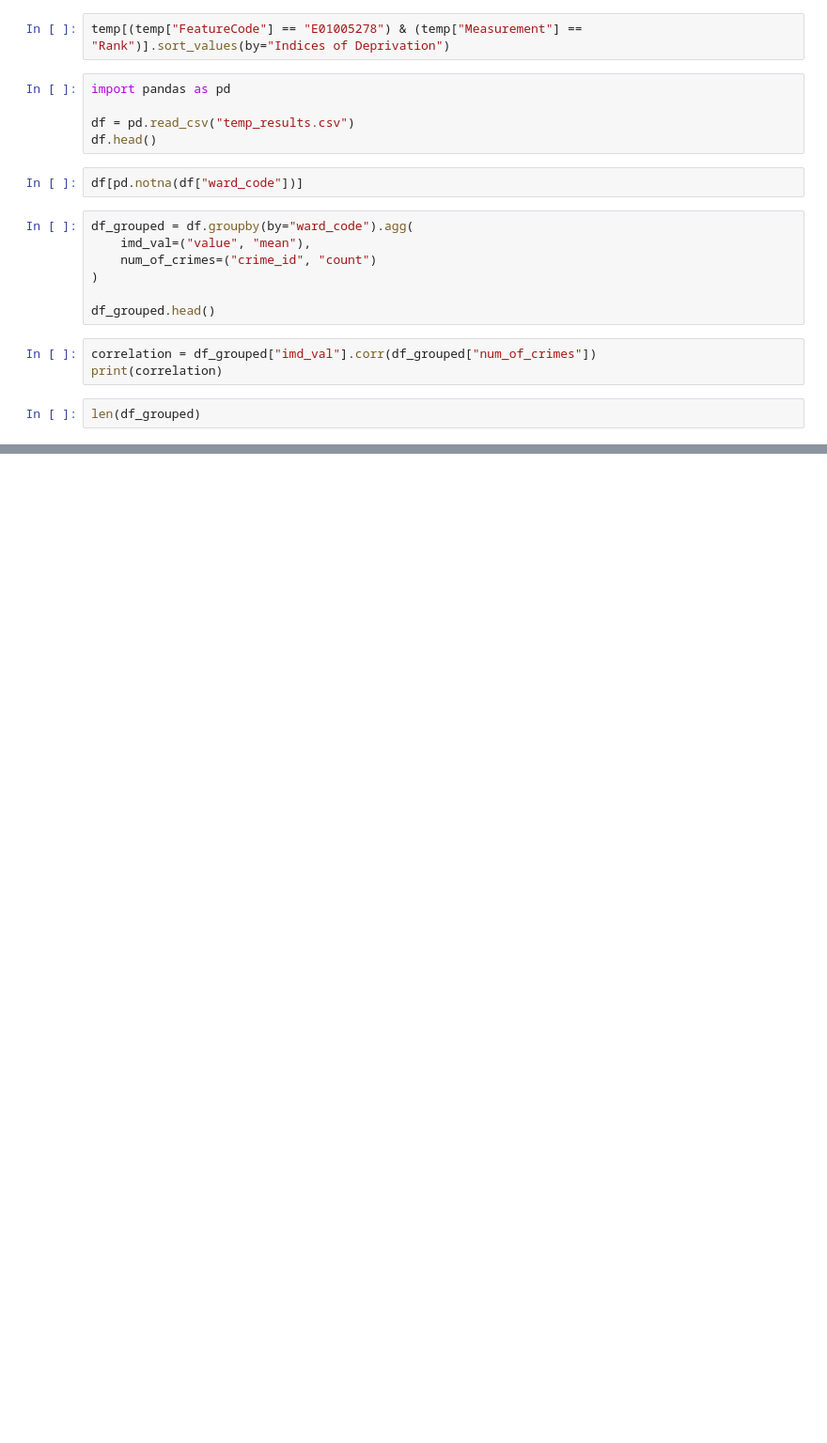
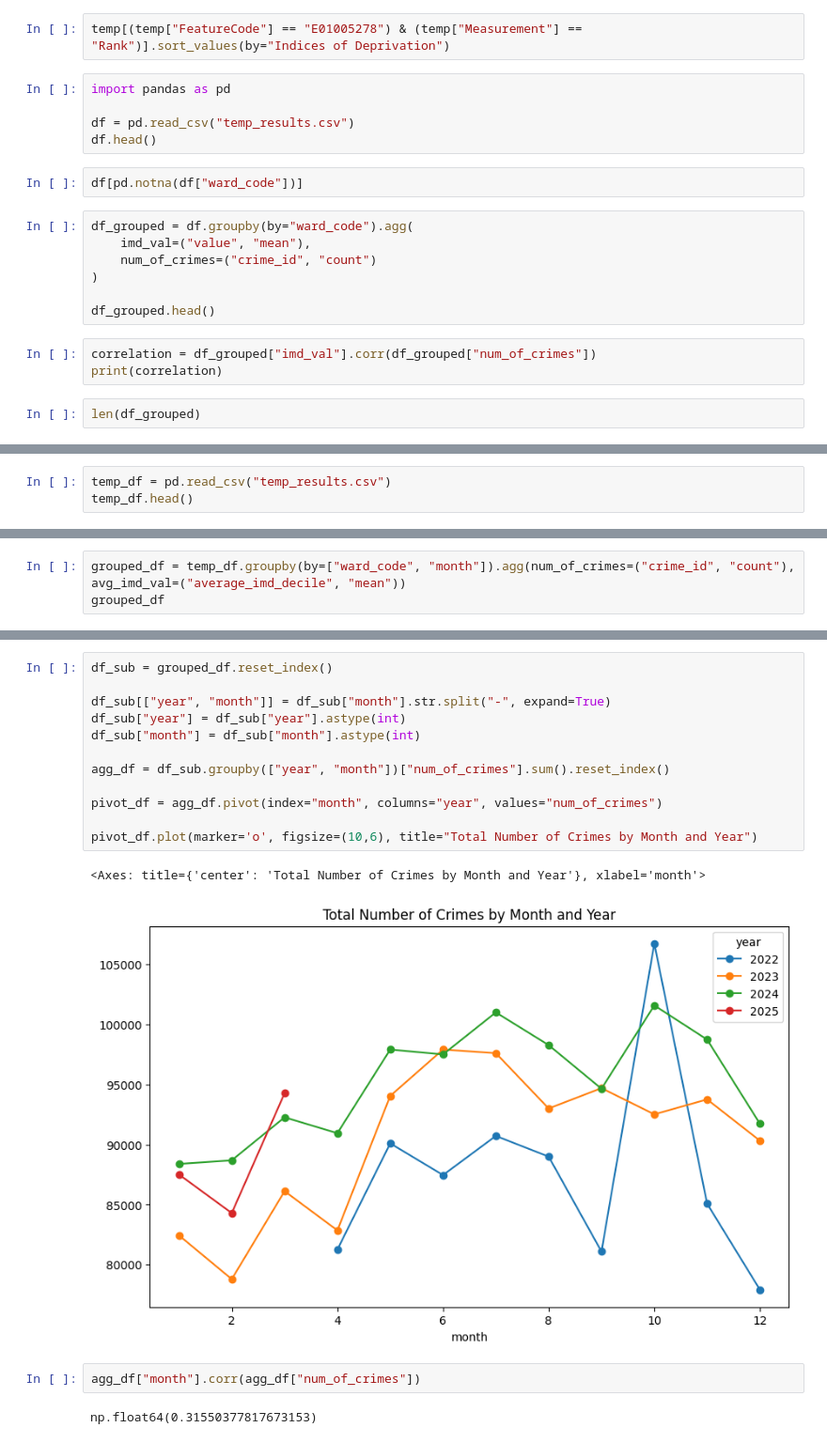
Before and after one commit to MilesDidden/Multi.-CBL-Group-04, a Jupyter notebook: Exploring_data_Miles.ipynb, the cells around one changed output, grey strips where cells are left out. Shown: that part at 94% size. Drawn from its saved outputs; the diff is of its cells as text; blank space fills up the shorter version.

```diff
--- a/Exploring_data_Miles.ipynb
+++ b/Exploring_data_Miles.ipynb
@@ -126,0 +156,3 @@ len(df_grouped)
+# %%
+temp_df = pd.read_csv("temp_results.csv")
+temp_df.head()
@@ -126,0 +166,3 @@ len(df_grouped)
+# %%
+grouped_df = temp_df.groupby(by=["ward_code", "month"]).agg(num_of_crimes=("crime_id", "count"), avg_imd_val=("average_imd_decile", "mean"))
+grouped_df
@@ -126,0 +184,19 @@ len(df_grouped)
+# %%
+df_sub = grouped_df.reset_index()
+
+df_sub[["year", "month"]] = df_sub["month"].str.split("-", expand=True)
+df_sub["year"] = df_sub["year"].astype(int)
+df_sub["month"] = df_sub["month"].astype(int)
+
+agg_df = df_sub.groupby(["year", "month"])["num_of_crimes"].sum().reset_index()
+
+pivot_df = agg_df.pivot(index="month", columns="year", values="num_of_crimes")
+
+pivot_df.plot(marker='o', figsize=(10,6), title="Total Number of Crimes by Month and Year")
+# %% [output]
+<Axes: title={'center': 'Total Number of Crimes by Month and Year'}, xlabel='month'>
+[figure, added]
+# %%
+agg_df["month"].corr(agg_df["num_of_crimes"])
+# %% [output]
+np.float64(0.31550377817673153)
```
Also changed, not shown: parts of 4 cells of this notebook.
